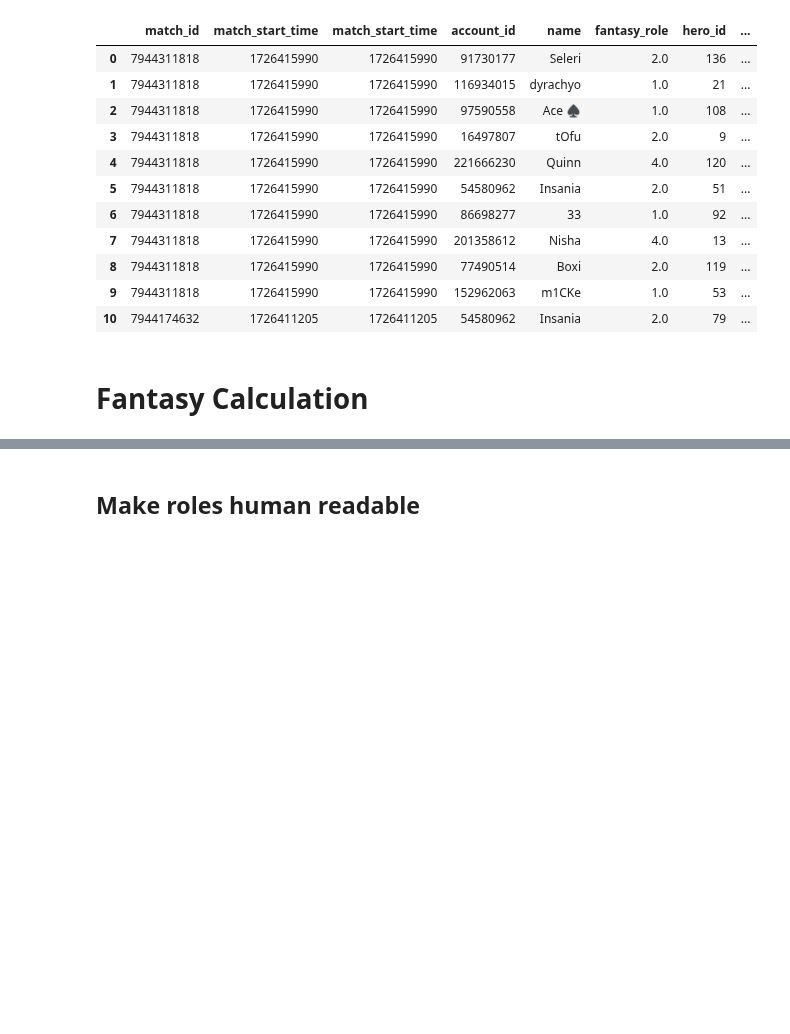
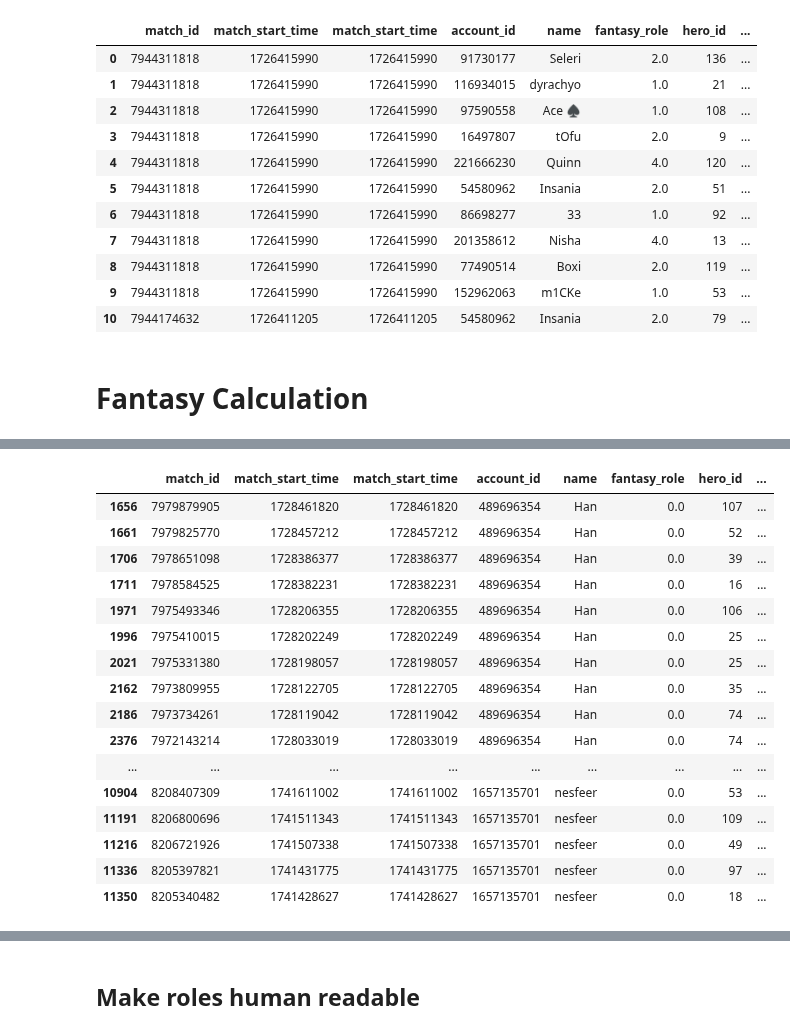
Before and after one commit to Burny101/dota-fantasy, a Jupyter notebook: data_pipeline.ipynb, the cells around one changed output, grey strips where cells are left out. Drawn from its saved outputs; the diff is of its cells as text; code cells hidden in the pictures; blank space fills up the shorter version.

```diff
--- a/data_pipeline.ipynb
+++ b/data_pipeline.ipynb
@@ -394,2 +433,20 @@ Name: count, dtype: int64
 # %%
-# df_players[df_players['fantasy_role'] == 0]
+df_players[df_players['fantasy_role'] == 0]
+# %% [output]
+|  | match_id | match_start_time | match_start_time | account_id | name | fantasy_role | hero_id | ... |
+| 1656 | 7979879905 | 1728461820 | 1728461820 | 489696354 | Han | 0.0 | 107 | ... |
+| 1661 | 7979825770 | 1728457212 | 1728457212 | 489696354 | Han | 0.0 | 52 | ... |
+| 1706 | 7978651098 | 1728386377 | 1728386377 | 489696354 | Han | 0.0 | 39 | ... |
+| 1711 | 7978584525 | 1728382231 | 1728382231 | 489696354 | Han | 0.0 | 16 | ... |
+| 1971 | 7975493346 | 1728206355 | 1728206355 | 489696354 | Han | 0.0 | 106 | ... |
+| 1996 | 7975410015 | 1728202249 | 1728202249 | 489696354 | Han | 0.0 | 25 | ... |
+| 2021 | 7975331380 | 1728198057 | 1728198057 | 489696354 | Han | 0.0 | 25 | ... |
+| 2162 | 7973809955 | 1728122705 | 1728122705 | 489696354 | Han | 0.0 | 35 | ... |
+| 2186 | 7973734261 | 1728119042 | 1728119042 | 489696354 | Han | 0.0 | 74 | ... |
+| 2376 | 7972143214 | 1728033019 | 1728033019 | 489696354 | Han | 0.0 | 74 | ... |
+| ... | ... | ... | ... | ... | ... | ... | ... | ... |
+| 10904 | 8208407309 | 1741611002 | 1741611002 | 1657135701 | nesfeer | 0.0 | 53 | ... |
+| 11191 | 8206800696 | 1741511343 | 1741511343 | 1657135701 | nesfeer | 0.0 | 109 | ... |
+| 11216 | 8206721926 | 1741507338 | 1741507338 | 1657135701 | nesfeer | 0.0 | 49 | ... |
+| 11336 | 8205397821 | 1741431775 | 1741431775 | 1657135701 | nesfeer | 0.0 | 97 | ... |
+| 11350 | 8205340482 | 1741428627 | 1741428627 | 1657135701 | nesfeer | 0.0 | 18 | ... |
```
Also changed, not shown: parts of 32 cells of this notebook, 3 other files.
